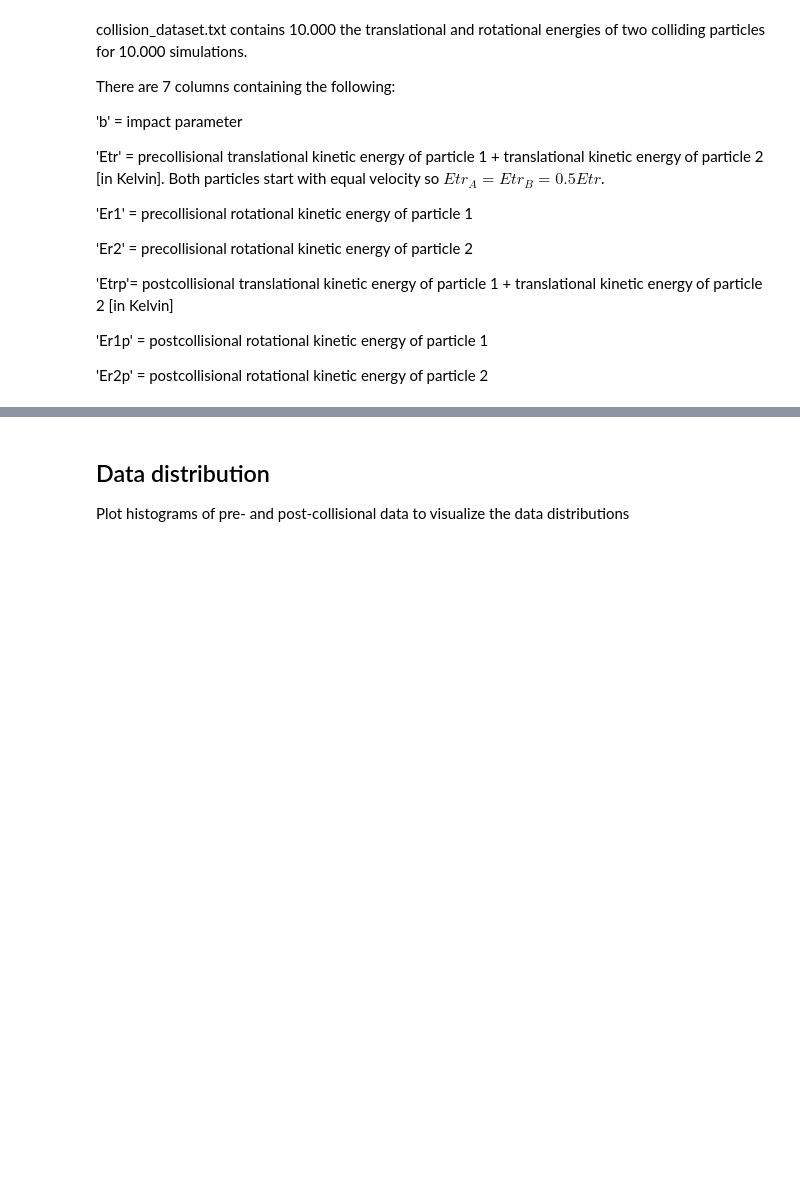
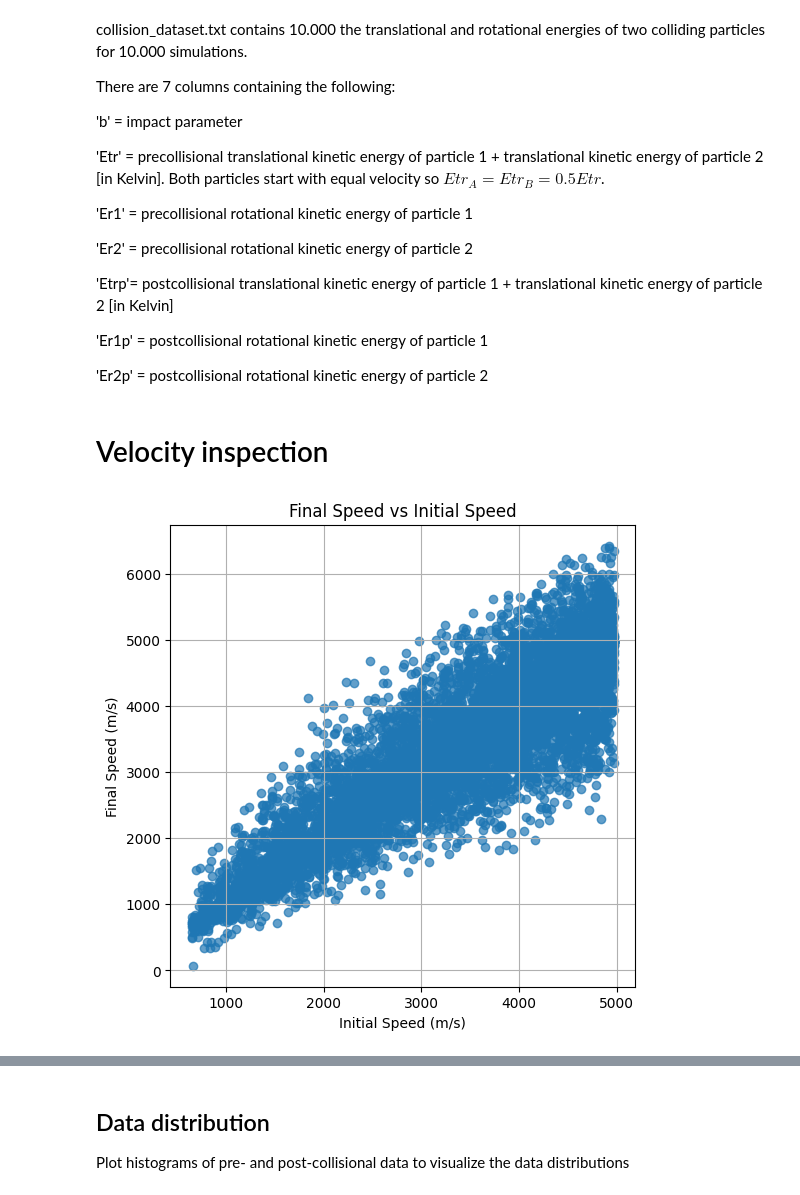
Before and after one commit to TijnZeelenberg/scatteringkernels, a Jupyter notebook: data_analysis.ipynb, the cells around one changed output, grey strips where cells are left out. Cells and saved outputs as stored; diff of their text form; code cells hidden in the pictures; blank space fills up the shorter version.

```diff
--- a/data_analysis.ipynb
+++ b/data_analysis.ipynb
@@ -23,3 +23,24 @@ There are 7 columns containing the following:
 'Er1p' = postcollisional rotational kinetic energy of particle 1
 
 'Er2p' = postcollisional rotational kinetic energy of particle 2
+# %% [markdown]
+# Velocity inspection
+# %%
+import pandas as pd
+import matplotlib.pyplot as plt
+import numpy as np
+
+DATA_FILE = "CTC_simulation_results.csv"
+
+df = pd.read_csv(DATA_FILE)
+
+# Plot initial vs final speed
+fig, ax = plt.subplots(figsize=(6, 6))
+ax.scatter(df["V_init"], df["V_final"], alpha=0.7)
+ax.set_xlabel("Initial Speed (m/s)")
+ax.set_ylabel("Final Speed (m/s)")
+ax.set_title("Final Speed vs Initial Speed")
+ax.grid()
+plt.show()
+# %% [output]
+[figure, added]
```
Also changed, not shown: parts of 7 cells of this notebook.
